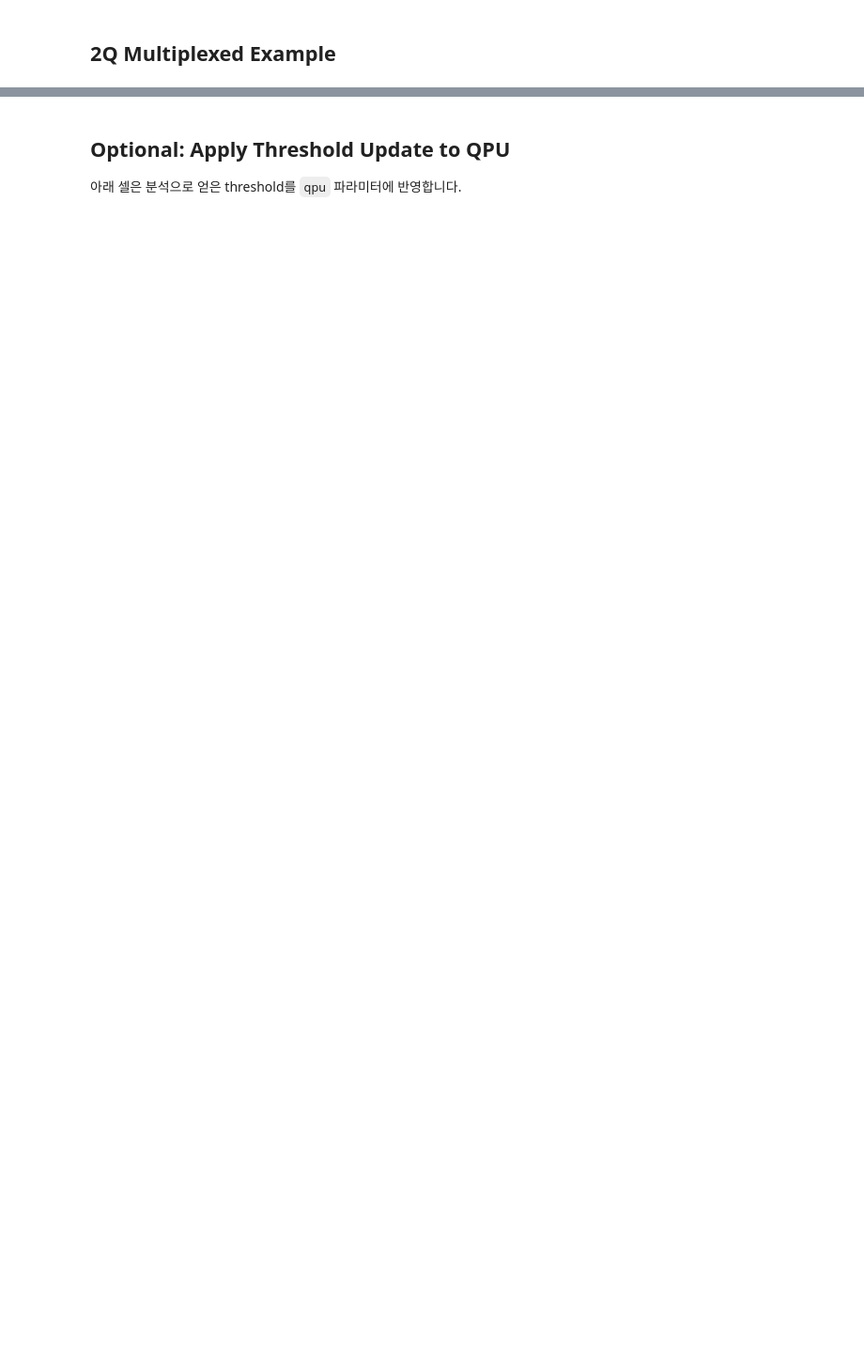
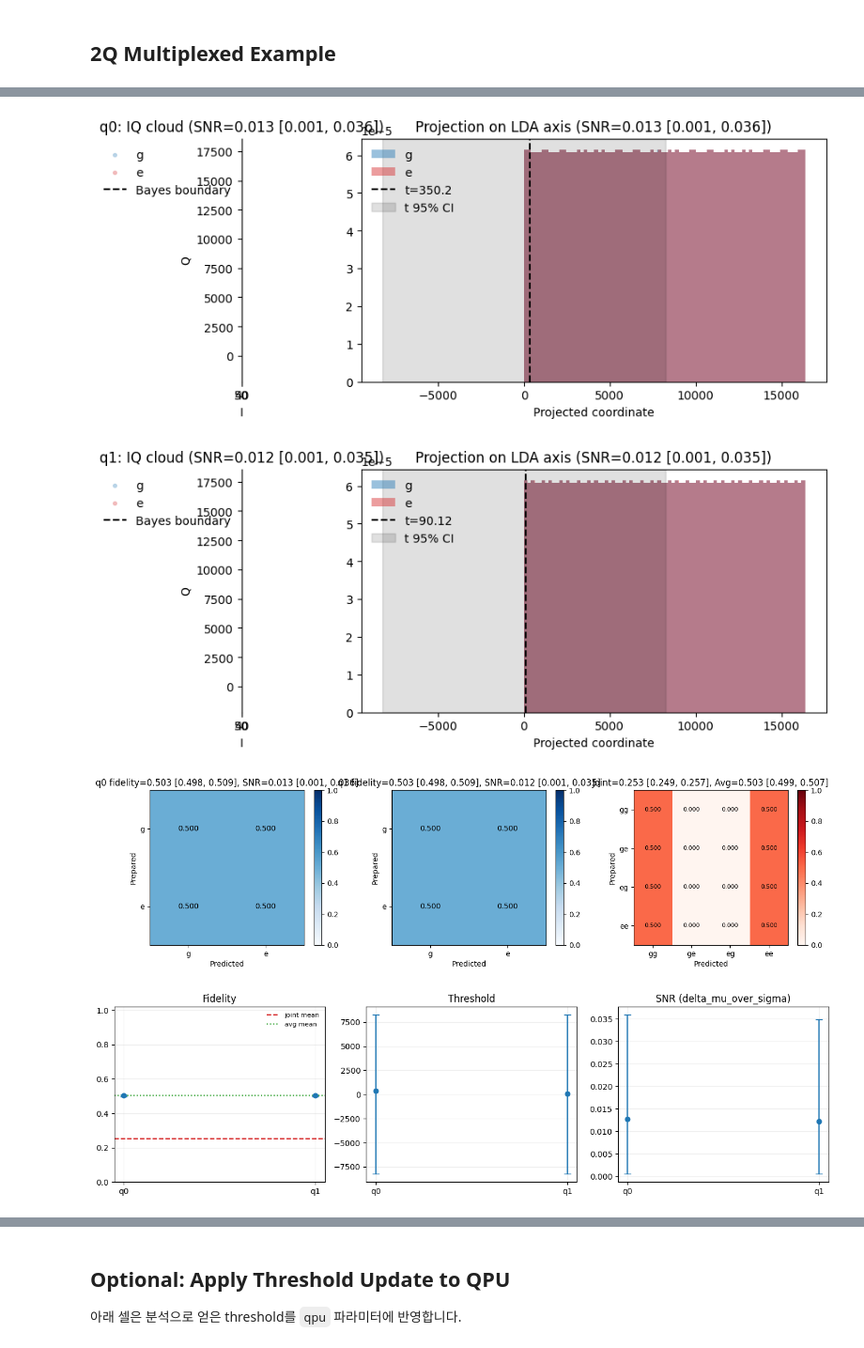
Before and after one commit to yalgaeahn/qubit-experiment, a Jupyter notebook: examples/selectiveRIP/iq_cloud_test.ipynb, the cells around one changed output, grey strips where cells are left out. Shown at 94% size. Cells and saved outputs as stored; diff of their text form; code cells hidden in the pictures; blank space fills up the shorter version.

```diff
--- a/examples/selectiveRIP/iq_cloud_test.ipynb
+++ b/examples/selectiveRIP/iq_cloud_test.ipynb
@@ -266,11 +401,11 @@ wf_2q = iq_cloud.experiment_workflow(
     options=opts_2q,
 ).run()
 
-out_2q = unwrap_output(wf_2q)
-analysis_2q = unwrap_output(out_2q["analysis_result"])
+analysis_2q = extract_analysis_output(wf_2q)
 
 print("2Q assignment fidelity:")
 print(analysis_2q["assignment_fidelity"])
 print()
 print("2Q separation:")
 print(analysis_2q["separation_metrics"])
+# %% [output]
@@ -277,3 +429,7 @@ print(analysis_2q["separation_metrics"])
+[figure, added]
+[figure, added]
+[figure, added]
+[figure, added]
 # %%
 # 2Q bootstrap summary
 bs_2q = analysis_2q["bootstrap"]
```
Also changed, not shown: parts of 17 cells of this notebook, 4 other files.
